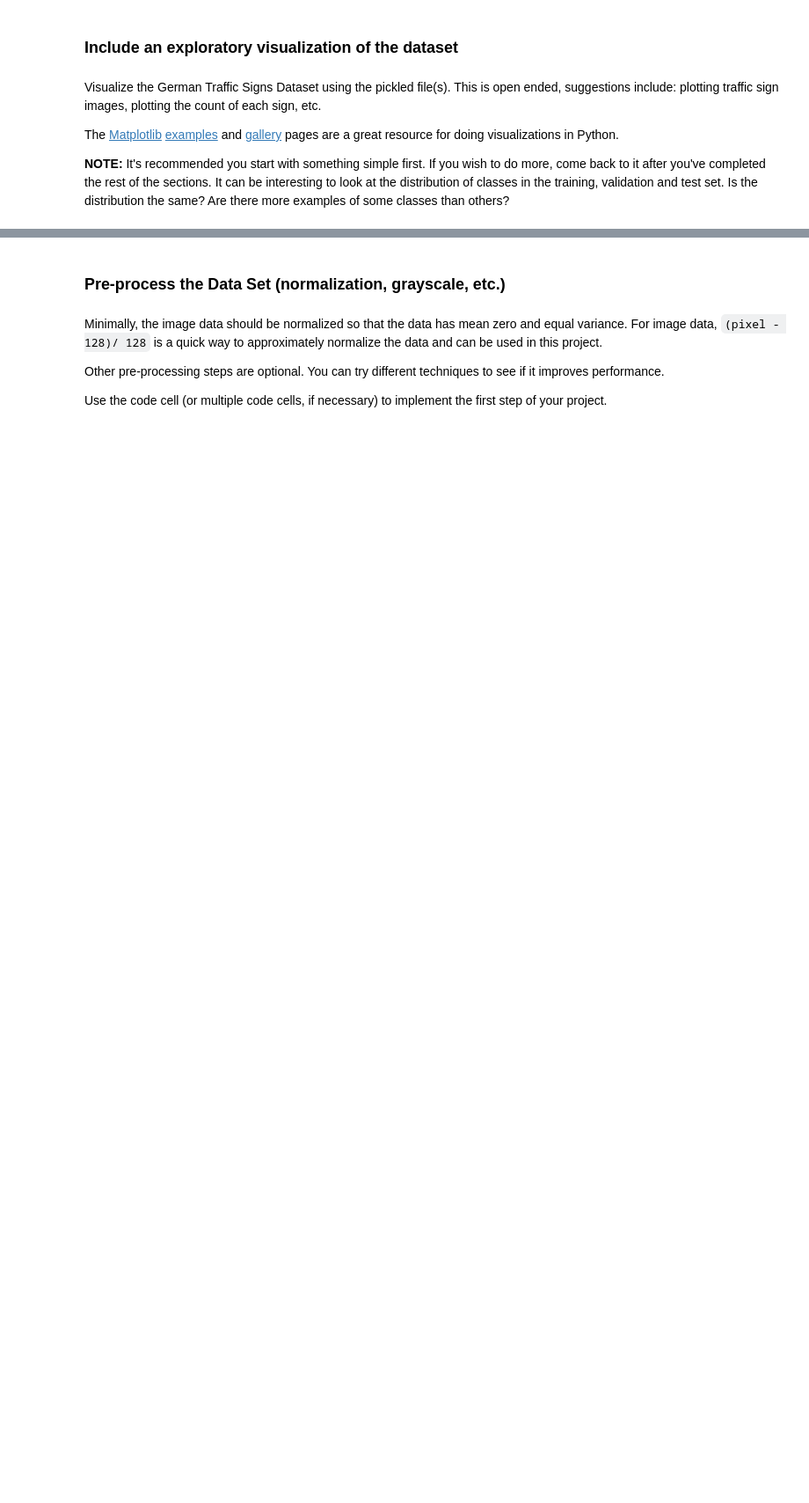
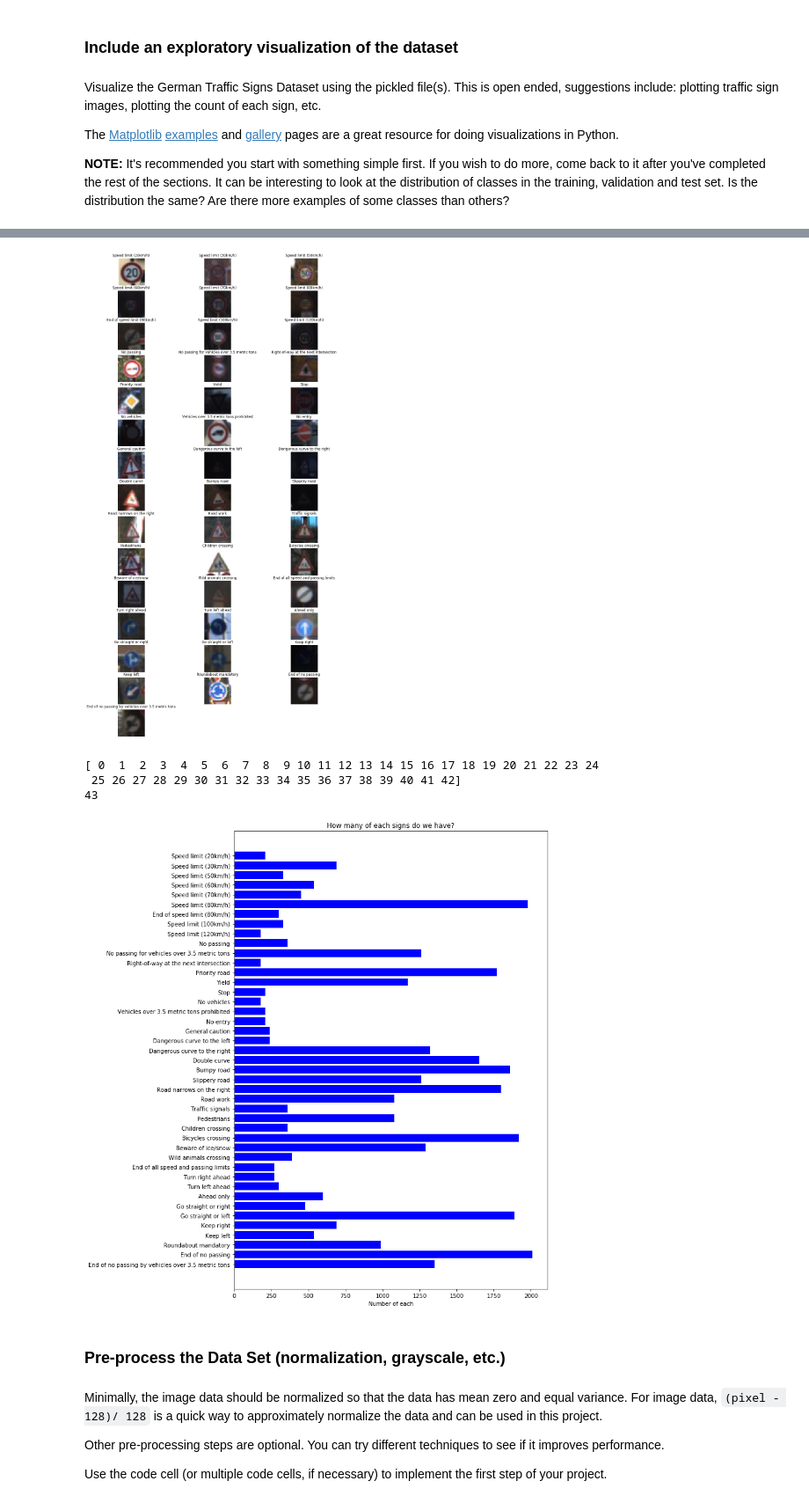
Before and after one commit to z-a-f/MOOCs, a Jupyter notebook: Udacity/CarND/CarND-Traffic-Sign-Classifier-Project/Traffic_Sign_Classifier_experiment.ipynb, the cells around one changed output, grey strips where cells are left out. Shown: that part at 88% size. Drawn from its saved outputs; the diff is of its cells as text; code cells hidden in the pictures; blank space fills up the shorter version.

```diff
--- a/Udacity/CarND/CarND-Traffic-Sign-Classifier-Project/Traffic_Sign_Classifier_experiment.ipynb
+++ b/Udacity/CarND/CarND-Traffic-Sign-Classifier-Project/Traffic_Sign_Classifier_experiment.ipynb
@@ -150,13 +52,6 @@ The pickled data is a dictionary with 4 key/value pairs:
 - `'coords'` is a list containing tuples, (x1, y1, x2, y2) representing coordinates of a bounding box around the sign in the image. **THESE COORDINATES ASSUME THE ORIGINAL IMAGE. THE PICKLED DATA CONTAINS RESIZED VERSIONS (32 by 32) OF THESE IMAGES**
 
 Complete the basic data summary below. Use python, numpy and/or pandas methods to calculate the data summary rather than hard coding the results. For example, the [pandas shape method](http://pandas.pydata.org/pandas-docs/stable/generated/pandas.DataFrame.shape.html) might be useful for calculating some of the summary results.
-# %%
-with open(chkpnt0_file, 'rb') as f:
-    chkpnt0_var = pickle.load(f)
-(X_train_original, y_train) = chkpnt0_var['train']
-(X_valid_original, y_valid) = chkpnt0_var['valid']
-(X_test_original, y_test) = chkpnt0_var['test']
-label_map = chkpnt0_var['labels']
 # %% [markdown]
 ### Provide a Basic Summary of the Data Set Using Python, Numpy and/or Pandas
 # %%
@@ -222,10 +110,0 @@ for row in range(rows):
-# %%
-### Label Distribution in Training Data
-import pandas as pd
-
-y_train_df = pd.DataFrame()
-y_train_df['label'] = y_train
-ax = y_train_df['label'].value_counts().plot(kind='barh', figsize = (10,10), title='Samples per Class')
-ax.set_yticklabels(list(map(lambda x: label_map[x], y_train_df['label'].value_counts().index.tolist())))
-for i, v in enumerate(y_train_df['label'].value_counts()):
-    ax.text(v + 10, i - 0.25, str(v), color='blue')
@@ -251,5 +128,47 @@ There are various aspects to consider when thinking about this problem:
 
 Here is an example of a [published baseline model on this problem](http://yann.lecun.com/exdb/publis/pdf/sermanet-ijcnn-11.pdf). It's not required to be familiar with the approach used in the paper but, it's good practice to try to read papers like these.
+# %%
+### Data exploration visualization code goes here.
+import matplotlib.pyplot as plt
+plt.rcdefaults()
+import numpy as np
+import random
+from itertools import groupby
+%matplotlib inline
+
+### Show images with it label.
+num_of_samples=[]
+plt.figure(figsize=(15, 30))
+for i in range(0, n_classes):
+    plt.subplot(15, 3, i+1)
+    x_selected = X_train[y_train == i]
+    plt.imshow(x_selected[0, :, :, :]) #draw the first image of each class
+    plt.title(all_labels[i])
+    plt.axis('off')
+    num_of_samples.append(len(x_selected))
+plt.show()
+
+### Show number of images per label
+fig, ax = plt.subplots(figsize=(10, 15))
+print (np.unique(y_train))
+labels = np.arange(len(all_labels))
+numOfEach = [len(list(group)) for key, group in groupby(y_train)]
+print(len(numOfEach))
+
+ax.barh(labels, numOfEach, align='center', color='blue')
+ax.set_yticks(labels)
+ax.set_yticklabels(all_labels)
+ax.invert_yaxis()  # labels read top-to-bottom
+ax.set_xlabel('Number of each')
+ax.set_title('How many of each signs do we have?')
+
+plt.show()
+# %% [output]
+[figure, added]
+[ 0  1  2  3  4  5  6  7  8  9 10 11 12 13 14 15 16 17 18 19 20 21 22 23 24
+ 25 26 27 28 29 30 31 32 33 34 35 36 37 38 39 40 41 42]
+43
+[figure, added]
 # %% [markdown]
 ### Pre-process the Data Set (normalization, grayscale, etc.)
 # %% [markdown]
```
Also changed, not shown: parts of 40 cells of this notebook, 2 other files.
